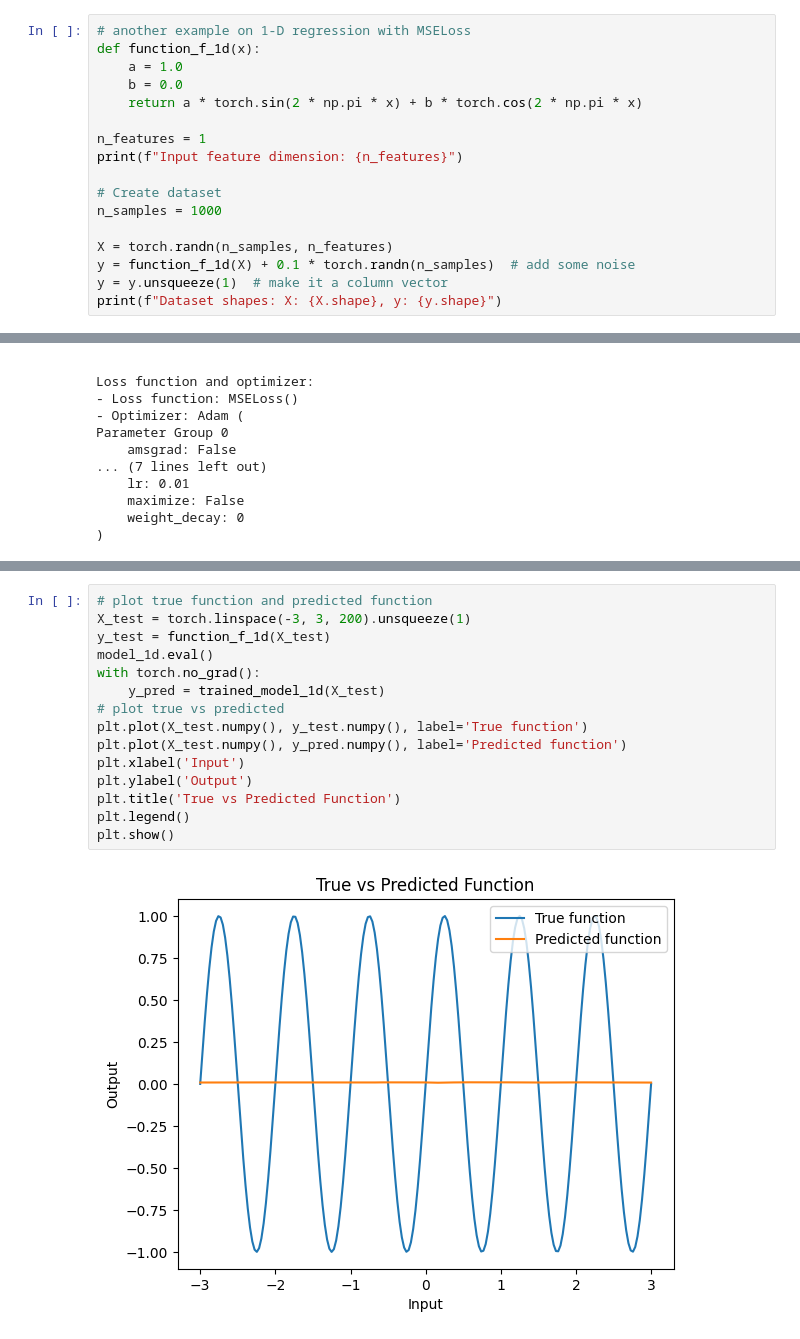
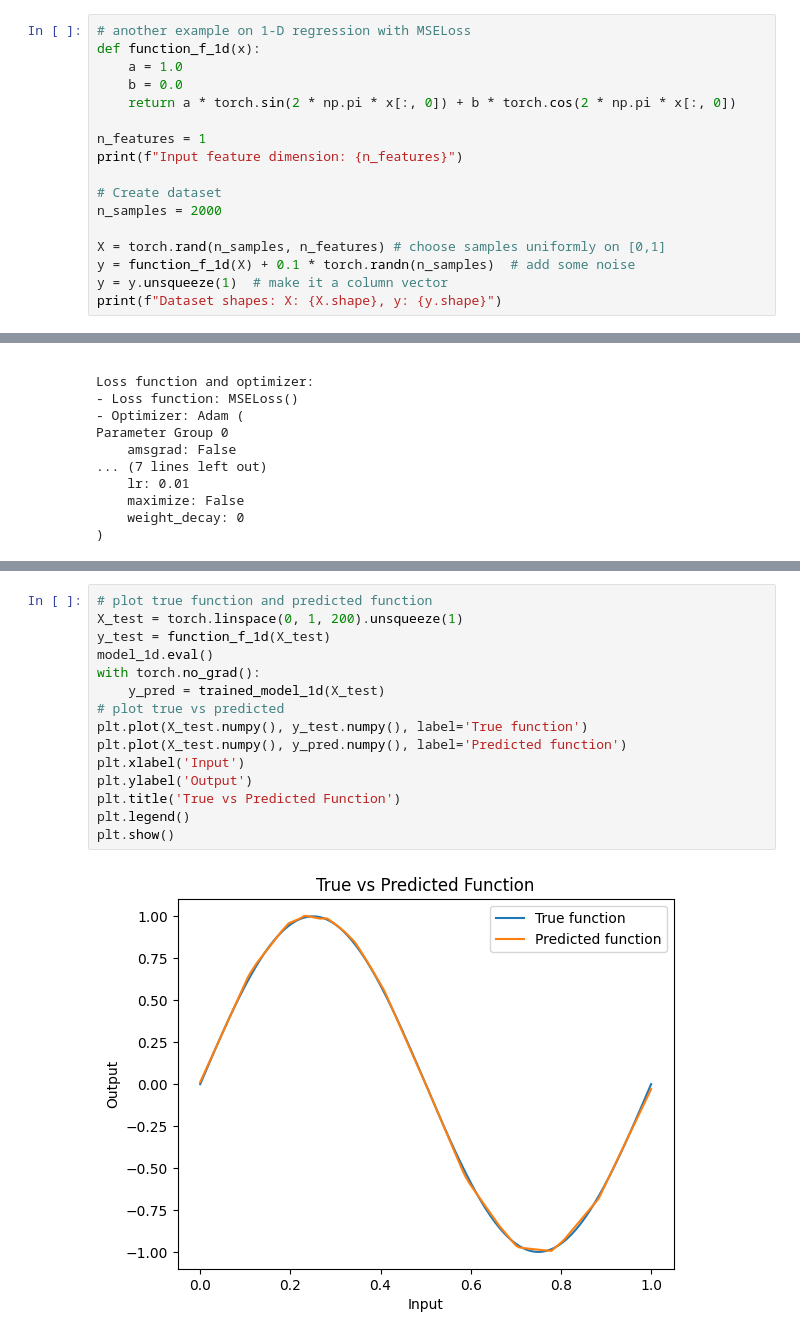
Before and after one commit to qsongatwpi/foo2, a Jupyter notebook: src/note_torch_nn.ipynb, the cells around one changed output, grey strips where cells are left out. Cells and saved outputs as stored; diff of their text form.

```diff
--- a/src/note_torch_nn.ipynb
+++ b/src/note_torch_nn.ipynb
@@ -207,15 +207,15 @@ $$f(x) = a \sin (2\pi x) + b \cos (2 \pi x).$$
 def function_f_1d(x):
     a = 1.0
     b = 0.0
-    return a * torch.sin(2 * np.pi * x) + b * torch.cos(2 * np.pi * x)
+    return a * torch.sin(2 * np.pi * x[:, 0]) + b * torch.cos(2 * np.pi * x[:, 0])
 
 n_features = 1
 print(f"Input feature dimension: {n_features}")
 
 # Create dataset
-n_samples = 1000
+n_samples = 2000
 
-X = torch.randn(n_samples, n_features)
+X = torch.rand(n_samples, n_features) # choose samples uniformly on [0,1]
 y = function_f_1d(X) + 0.1 * torch.randn(n_samples)  # add some noise
 y = y.unsqueeze(1)  # make it a column vector
 print(f"Dataset shapes: X: {X.shape}, y: {y.shape}")
@@ -285,20 +285,20 @@ Training takes 3465.73 seconds
 # %%
 # plot true function and predicted function
-X_test = torch.linspace(-3, 3, 200).unsqueeze(1)
+X_test = torch.linspace(0, 1, 200).unsqueeze(1)
 y_test = function_f_1d(X_test)
 model_1d.eval()
 with torch.no_grad():
     y_pred = trained_model_1d(X_test)
 # plot true vs predicted
 plt.plot(X_test.numpy(), y_test.numpy(), label='True function')
 plt.plot(X_test.numpy(), y_pred.numpy(), label='Predicted function')
 plt.xlabel('Input')
 plt.ylabel('Output')
 plt.title('True vs Predicted Function')
 plt.legend()
 plt.show()
 # %% [output]
-[figure, old version]
+[figure, new version]
 # %%
 # visualize results
 n_test_samples = 200
```
Also changed, not shown: parts of 6 cells of this notebook.
